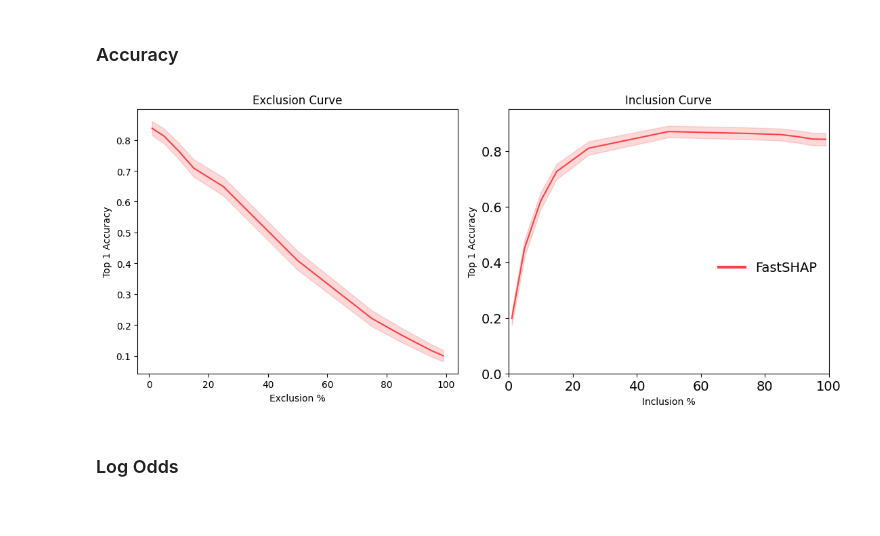
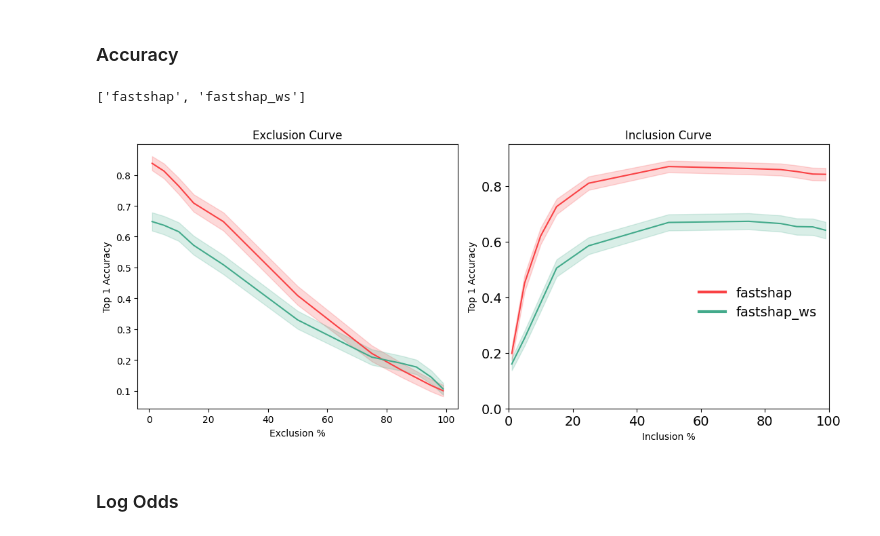
Before and after one commit to sidtandon2014/FastSHAPEvaluation, a Jupyter notebook: experiments/images/cifar10/evaluation/evaluate.ipynb, the cells around one changed output. Saved outputs shown, nothing was run; the diff lists cells and outputs as text; code cells hidden in the pictures.

```diff
--- a/experiments/images/cifar10/evaluation/evaluate.ipynb
+++ b/experiments/images/cifar10/evaluation/evaluate.ipynb
@@ -132,7 +124,7 @@ def log_odds(p):
     p = np.clip(p, 0.0001, 0.9999)
     return np.log(p/(1-p))
 # %%
-methods = ['fastshap'] #, 'kernelshap', 'kernelshap_plus', 'gradcam', 'integratedgradients', 'smoothgrad', 'deepshap', 'cxplain']
+methods = ['fastshap_ws'] #, 'kernelshap', 'kernelshap_plus', 'gradcam', 'integratedgradients', 'smoothgrad', 'deepshap', 'cxplain']
 # for method in methods:
 for method in methods:
     print(method)
@@ -144,6 +136,8 @@ for method in methods:
     # Added by sid
     elif method in ["fastshap"]:
         method_dir = os.path.join('../', method, '20221116_05_32_57')
+    elif method in ["fastshap_ws"]:
+        method_dir = os.path.join('../', method, '20230615_11_54_27')
     else:
         method_dir = os.path.join('../', method, 'results')
 
@@ -174,6 +168,8 @@ for method in methods:
         evaluation_results['preds'][p] = masked_preds
         evaluation_results['log_odds'][p] = logodds
 
+        del masks, masked_images
+
     #################### Save ####################
     with open(os.path.join(method_dir, 'evaluation_results_out.pkl'), 'wb') as f:
         pickle.dump(evaluation_results, f)
@@ -209,6 +223,8 @@ for method in methods:
     # Added by sid
     elif method in ["fastshap"]:
         method_dir = os.path.join('../', method, '20221116_05_32_57')
+    elif method in ["fastshap_ws"]:
+        method_dir = os.path.join('../', method, '20230615_11_54_27')
     else:
         method_dir = os.path.join('../', method, 'results')
 
@@ -269,7 +285,7 @@ if not os.path.isdir(results_dir):
 # %% [markdown]
 ### Load Results
 # %%
-methods = ['fastshap'] #, 'kernelshap', 'kernelshap_plus', 'gradcam', 'integratedgradients', 'smoothgrad', 'deepshap', 'cxplain']
+methods = ['fastshap', 'fastshap_ws'] #, 'kernelshap', 'kernelshap_plus', 'gradcam', 'integratedgradients', 'smoothgrad', 'deepshap', 'cxplain']
 all_results_out = {}
 for method in methods:
 
@@ -278,6 +294,8 @@ for method in methods:
     # Added by sid
     elif method in ["fastshap"]:
         method_dir = os.path.join('../', method, '20221116_05_32_57')
+    elif method in ["fastshap_ws"]:
+        method_dir = os.path.join('../', method, '20230615_11_54_27')
     else:
         method_dir = os.path.join('../', method, 'results')
 
@@ -294,6 +312,8 @@ for method in methods:
     # Added by sid
     elif method in ["fastshap"]:
         method_dir = os.path.join('../', method, '20221116_05_32_57')
+    elif method in ["fastshap_ws"]:
+        method_dir = os.path.join('../', method, '20230615_11_54_27')
     else:
         method_dir = os.path.join('../', method, 'results')
 
@@ -381,8 +401,12 @@ plt.show()
 [figure]
 # %% [markdown]
 ### Accuracy
+# %%
+methods
+# %% [output]
+['fastshap', 'fastshap_ws']
 # %%
-method_names = ['FastSHAP'] #, 'KernelSHAP', 'KernelSHAP-S', 'GradCAM',
+method_names = ['fastshap','fastshap_ws'] #, 'KernelSHAP', 'KernelSHAP-S', 'GradCAM',
                 #'Integrated Gradients', 'SmoothGrad', 'DeepSHAP','CXPlain']
 accuracy_out = []
 for method in methods:
@@ -394,12 +418,12 @@ accuracy_out = reduce(lambda x, y: pd.merge(x, y, on = 'Exclusion %'), accuracy_
 accuracy_out.columns = ['Exclusion %'] + method_names
 
 #### FIGURE #####
-colors = {'FastSHAP':'#f94144', 'KernelSHAP':'#43aa8b', 'KernelSHAP-S':'#43aa8b',
+colors = {'fastshap':'#f94144', 'fastshap_ws':'#43aa8b', 'KernelSHAP-S':'#43aa8b',
           'GradCAM':'#f9c74f', 'Integrated Gradients':'#7209b7',
           'SmoothGrad':'#577590', 'DeepSHAP':'#f9844a', 'CXPlain':'#90be6d'}
 
 fig, axs = plt.subplots(1, 2, figsize=(14*.8, 7*.7))
-for method in ['FastSHAP']:
+for method in method_names:
 #for method in method_names[1:] + ['FastSHAP']:
     if method == 'KernelSHAP-S':
         axs[0].plot(accuracy_out['Exclusion %'], accuracy_out[method],
@@ -425,7 +449,7 @@ for method in methods:
 accuracy_in = reduce(lambda x, y: pd.merge(x, y, on = 'Inclusion %'), accuracy_in)
 accuracy_in.columns = ['Inclusion %'] + method_names
 
-for method in method_names[1:] + ['FastSHAP']:
+for method in method_names:
     if method == 'KernelSHAP-S':
         axs[1].plot(accuracy_in['Inclusion %'], accuracy_in[method],
                  label=method, color=colors[method], linestyle='--')
@@ -436,34 +460,34 @@ for method in method_names[1:] + ['FastSHAP']:
                      accuracy_in[method] - 1.96*acc_error(accuracy_in[method]),
                      accuracy_in[method] + 1.96*acc_error(accuracy_in[method]),
                      color=colors[method], alpha=0.2)
 
 axs[1].set_xlabel('Inclusion %')
 axs[1].set_ylabel('Top 1 Accuracy')
 axs[1].set_title('Inclusion Curve')
 
 leg = axs[1].legend(loc='right',
                       bbox_to_anchor=(1, 0.4),
                       fancybox=False,
                       shadow=False,
                       ncol=1,
                       fontsize=14,
                       frameon=False)
 for legobj in leg.legendHandles:
     legobj.set_linewidth(3.0)
 
 
 plt.ylim(0, .95)
 plt.xlim(0, 100)
 plt.tick_params(labelsize=14)
 plt.tight_layout()
 
 pdf = PdfPages(os.path.join(results_dir, 'curves_accuracy.pdf'))
 pdf.savefig(pad_inches=0, bbox_inches='tight')
 pdf.close()
 
 plt.show()
 # %% [output]
-[figure, old version]
+[figure, new version]
 # %% [markdown]
 ### Log Odds
 # %%
```
Also changed, not shown: parts of 5 cells of this notebook, 8 other files.
